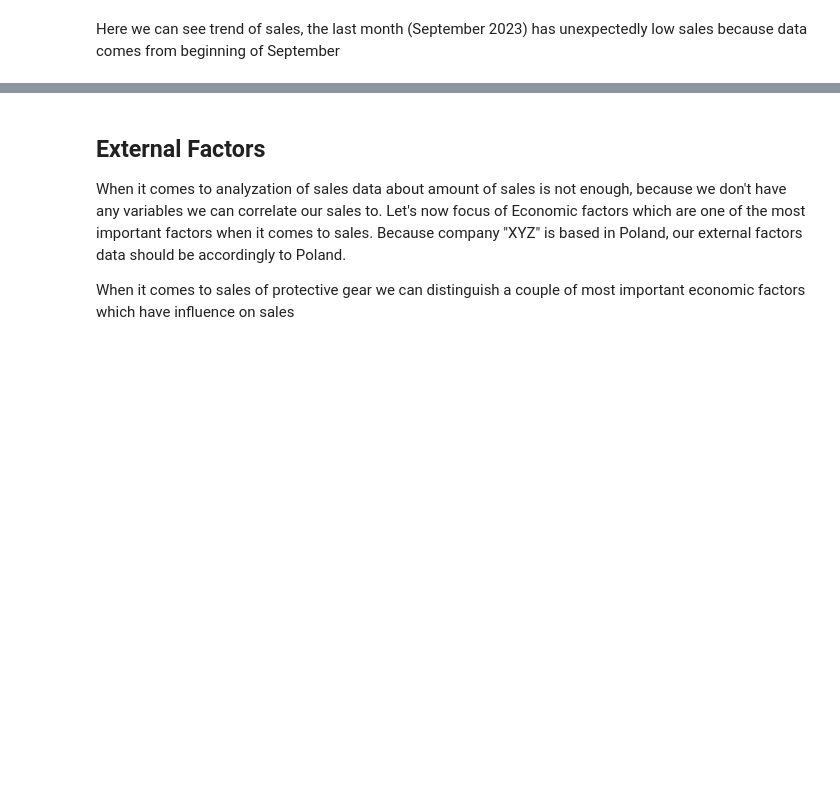
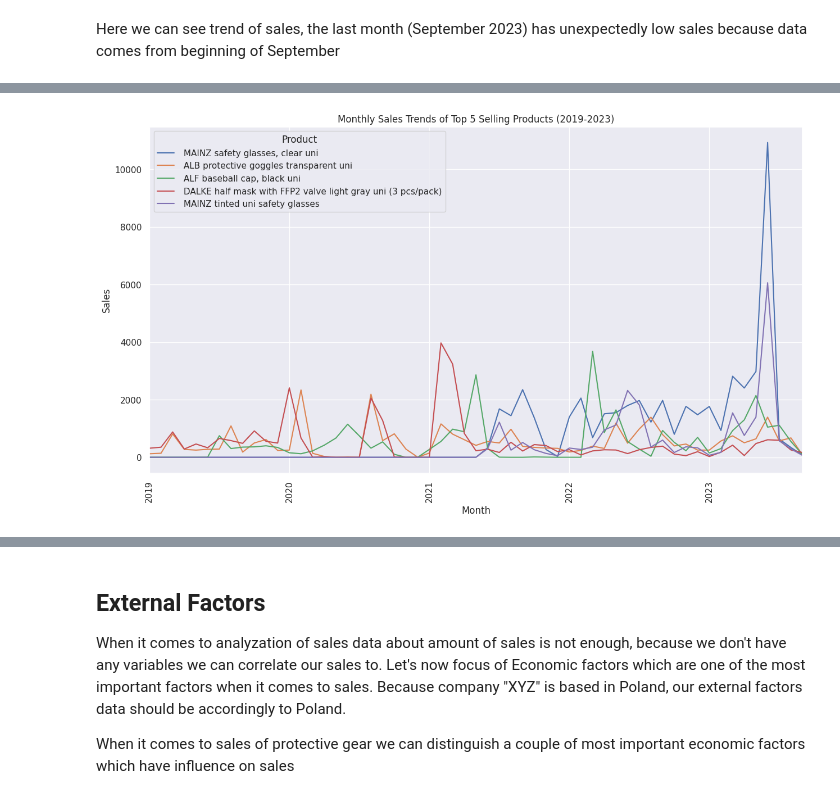
Before and after one commit to MichalI495002/Personal-Challenge, a Jupyter notebook: Jupyter Notebook/notebook.ipynb, the cells around one changed output, grey strips where cells are left out. Cells and saved outputs as stored; diff of their text form; code cells hidden in the pictures; blank space fills up the shorter version.

```diff
--- a/Jupyter Notebook/notebook.ipynb
+++ b/Jupyter Notebook/notebook.ipynb
@@ -164,0 +223,29 @@ Here we can see trend of sales, the last month (September 2023) has unexpectedly
+# %%
+# Identifying the top 5 selling products based on 'total amount'
+top_selling_products = df.nlargest(5, 'total amount')['Name']
+
+# Extracting the sales data for these top 5 products
+top_selling_data = df[df['Name'].isin(top_selling_products)]
+
+# Selecting only the monthly sales columns for these products
+top_selling_monthly_sales = top_selling_data.set_index('Name')[monthly_columns]
+
+# Transposing the dataframe for easier plotting
+top_selling_monthly_sales_transposed = top_selling_monthly_sales.T
+
+# Convert the index to a datetime format for plotting
+top_selling_monthly_sales_transposed.index = pd.to_datetime(top_selling_monthly_sales_transposed.index, format='%Y-%m')
+
+# Plotting the sales trends of the top 5 selling products
+fig, ax = plt.subplots(figsize=(15, 8))
+top_selling_monthly_sales_transposed.plot(ax=ax)
+ax.set_title('Monthly Sales Trends of Top 5 Selling Products (2019-2023)')
+ax.set_xlabel('Month')
+ax.set_ylabel('Sales')
+ax.legend(title='Product', labels=top_selling_products)
+ax.grid(True)
+ax.tick_params(axis='x', rotation=90)  # Rotate x-axis labels
+
+plt.show()
+# %% [output]
+[figure, added]
```
Also changed, not shown: parts of 33 cells of this notebook, 4 other files.
